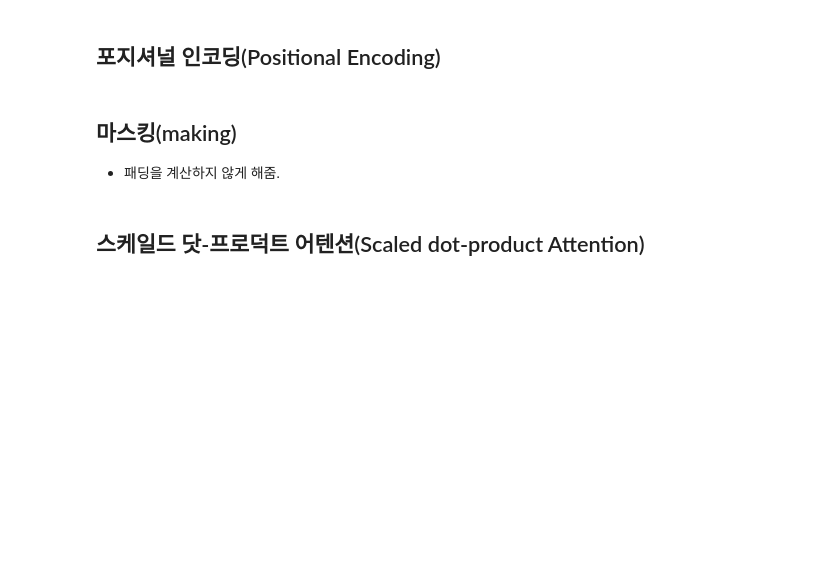
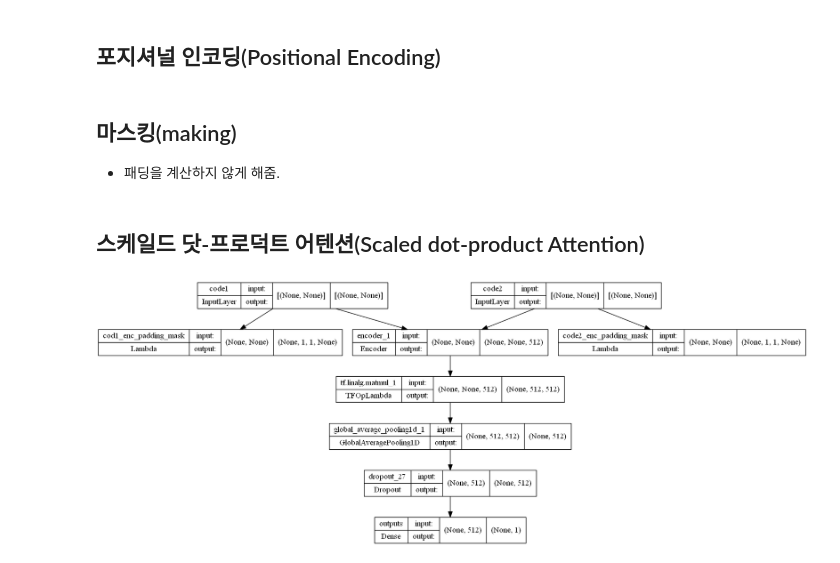
Before and after one commit to Mu-jun/dacon, a Jupyter notebook: 02.code_similar/model1.ipynb, the cells around one changed output. Saved outputs shown, nothing was run; the diff lists cells and outputs as text; code cells hidden in the pictures; blank space fills up the shorter version.

```diff
--- a/02.code_similar/model1.ipynb
+++ b/02.code_similar/model1.ipynb
@@ -87,5 +118,5 @@ from collections import Counter
 import config as cfg
 
 for i in tqdm(range(len(code_docs))):
-    code_docs[i] = preprocessing(code_docs[i]).split()
+    code_docs[i] = preprocessing(code_docs[i])
 # %%
@@ -153,5 +215,7 @@ data_ds = make_dataset(data_df['code1'],data_df['code2'],data_df['similar'])
 # %%
-for code1, code2, similar in data_ds.take(1):
-    print(code1.shape)
-    print(code2.shape)
-    print(similar)
+print(f"{len(data_ds) = }")
+for code, similar in data_ds.take(1):
+    print(f"{type(code) = }")
+    print(f"{code.keys() = }")
+    print(f"{code['code1'].shape = }")
+    print(f"{similar = }")
@@ -175,12 +247,6 @@ print(f"{len(val_ds)=}")
 # %%
 from tensorflow.keras.layers import Layer
 from tensorflow.keras import Model
-# %%
-# 셀프 어텐션
-d_model = 512
-num_layers = 6
-num_heads = 8
-dff = 2048
 # %% [markdown]
 ## 포지셔널 인코딩(Positional Encoding)
 # %%
@@ -385,0 +465,16 @@ def code_similar_model (num_layers, d_model, num_heads, dff, input_vocab_size, m
+# %%
+# make_model(num_layers, d_model, num_heads, dff, input_vocab_size, maximum_position_encoding, training=False, rate=0.1):
+model = make_model(
+  cfg.num_layers,
+  cfg.d_model,
+  cfg.num_heads,
+  cfg.dff,
+  cfg.vocab_size,
+  cfg.max_len,
+)
+
+tf.keras.utils.plot_model(
+    model, show_shapes=True
+)
+# %% [output]
+[figure, added]
```
Also changed, not shown: parts of 28 cells of this notebook, 4 other files.
